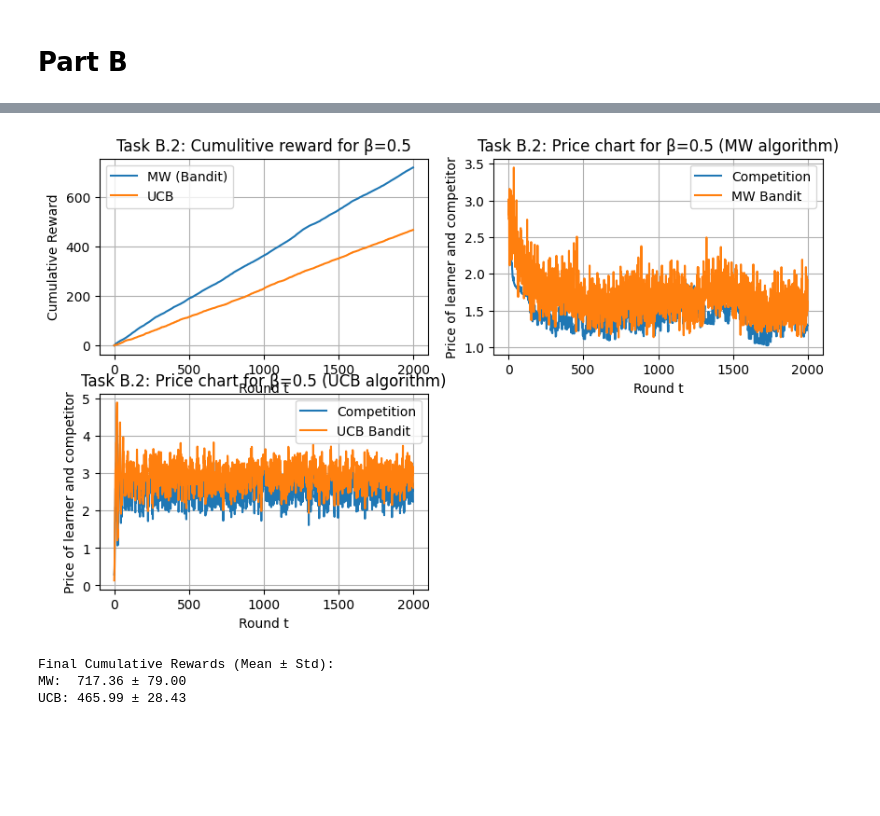
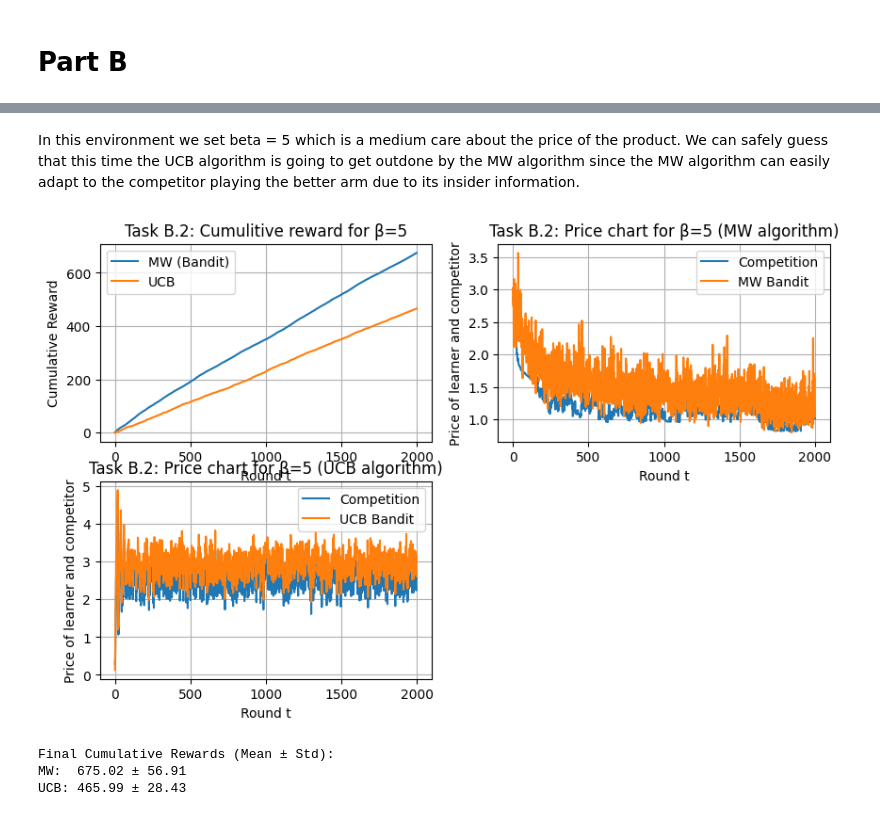
Before and after one commit to Giorgosman13/RL_Assignment2, a Jupyter notebook: Assignment_2_Reverse_Engineering_Non_Stationarity_and_Price_Wars!.ipynb, the cells around one changed output, grey strips where cells are left out. Saved outputs shown, nothing was run; the diff lists cells and outputs as text; code cells hidden in the pictures; blank space fills up the shorter version.

```diff
--- a/Assignment_2_Reverse_Engineering_Non_Stationarity_and_Price_Wars!.ipynb
+++ b/Assignment_2_Reverse_Engineering_Non_Stationarity_and_Price_Wars!.ipynb
@@ -563,4 +508,6 @@ MW:  4010.53 ± 366.79
 UCB: 4074.73 ± 125.37
+# %% [markdown]
+In this environment we set beta = 5 which is a medium care about the price of the product. We can safely guess that this time the UCB algorithm is going to get outdone by the MW algorithm since the MW algorithm can easily adapt to the competitor playing the better arm due to its insider information.
 # %%
 beta = 5
 MC_runs= 20
@@ -597,37 +544,37 @@ plt.plot(mean_ucb, label='UCB')
 
 plt.xlabel('Round t')
 plt.ylabel('Cumulative Reward')
-plt.title('Task B.2: Cumulitive reward for β=0.5')
+plt.title('Task B.2: Cumulitive reward for β=5')
 plt.legend()
 plt.grid(True)
 
 plt.subplot(2,2,2)
 plt.plot(mean_selection_comp_mw, label='Competition')
 plt.plot(mean_selection_mw, label='MW Bandit')
 
 plt.xlabel('Round t')
 plt.ylabel('Price of learner and competitor')
-plt.title('Task B.2: Price chart for β=0.5 (MW algorithm)')
+plt.title('Task B.2: Price chart for β=5 (MW algorithm)')
 plt.legend()
 plt.grid(True)
 
 plt.subplot(2,2,3)
 plt.plot(mean_selection_comp_ucb, label='Competition')
 plt.plot(mean_selection_ucb, label='UCB Bandit')
 
 plt.xlabel('Round t')
 plt.ylabel('Price of learner and competitor')
-plt.title('Task B.2: Price chart for β=0.5 (UCB algorithm)')
+plt.title('Task B.2: Price chart for β=5 (UCB algorithm)')
 plt.legend()
 plt.grid(True)
 
 plt.show()
 
 print("Final Cumulative Rewards (Mean ± Std):")
 print(f"MW:  {np.mean(rewards_mw[:,-1]):.2f} ± {np.std(rewards_mw[:,-1]):.2f}")
 print(f"UCB: {np.mean(rewards_ucb[:,-1]):.2f} ± {np.std(rewards_ucb[:,-1]):.2f}")
 # %% [output]
-[figure, old version]
+[figure, new version]
 Final Cumulative Rewards (Mean ± Std):
-MW:  717.36 ± 79.00
+MW:  675.02 ± 56.91
 UCB: 465.99 ± 28.43
```
Also changed, not shown: parts of 25 cells of this notebook.
